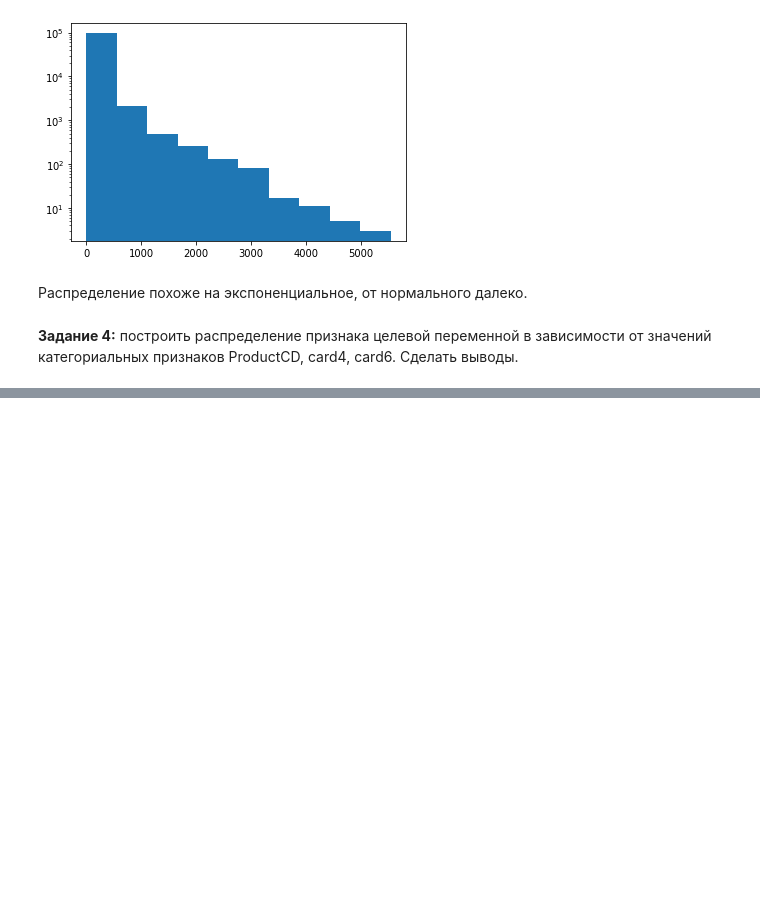
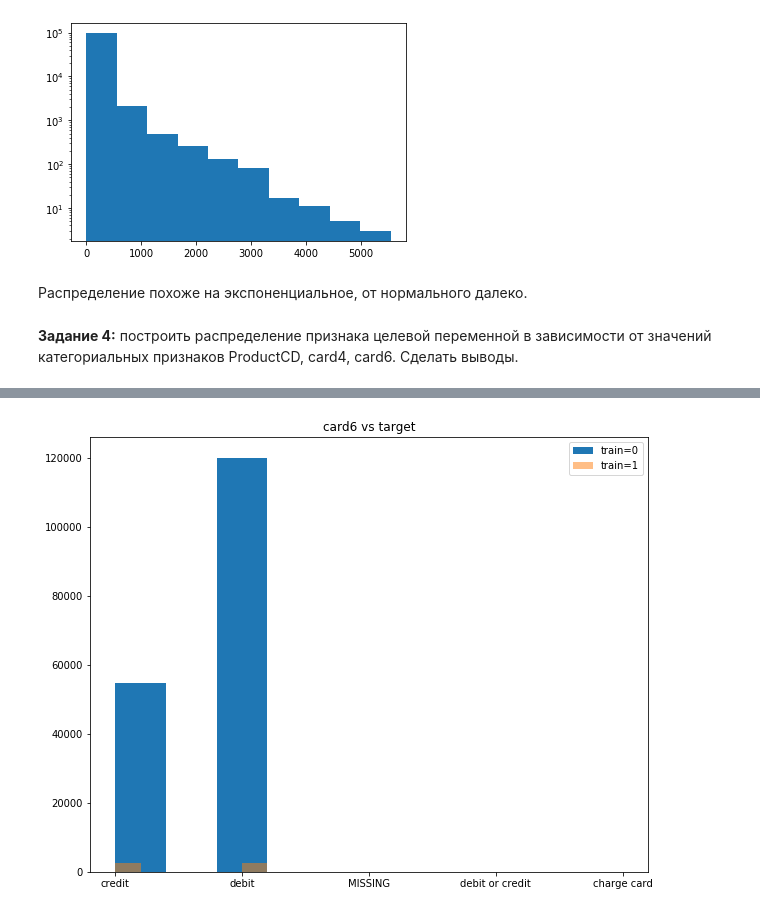
Before and after one commit to lyutovad/GU_DA_Kaggle, a Jupyter notebook: Homeworks/Homework2_part2.ipynb, the cells around one changed output, grey strips where cells are left out. Cells and saved outputs as stored; diff of their text form; code cells hidden in the pictures; blank space fills up the shorter version.

```diff
--- a/Homeworks/Homework2_part2.ipynb
+++ b/Homeworks/Homework2_part2.ipynb
@@ -129,0 +132,13 @@ plt.hist(train.card6)
+# %%
+fig = plt.figure(figsize=(10, 8))
+
+plt.hist(train.loc[train['isFraud']==0]['card6'],
+            label='train=0')
+plt.hist(train.loc[train['isFraud']==1]['card6'],
+            label='train=1', alpha=0.5)
+
+plt.title('card6 vs target')
+plt.legend(loc="upper right")
+plt.show()
+# %% [output]
+[figure, added]
```
Also changed, not shown: parts of 5 cells of this notebook.
